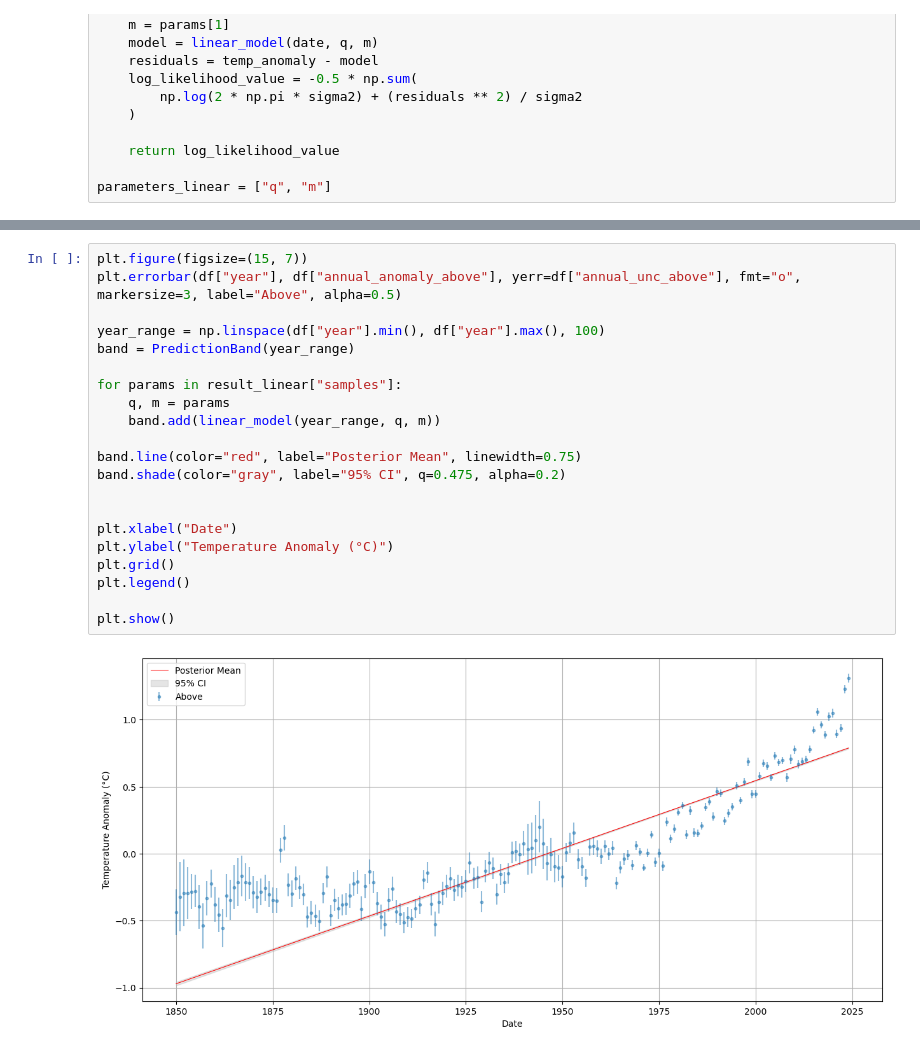
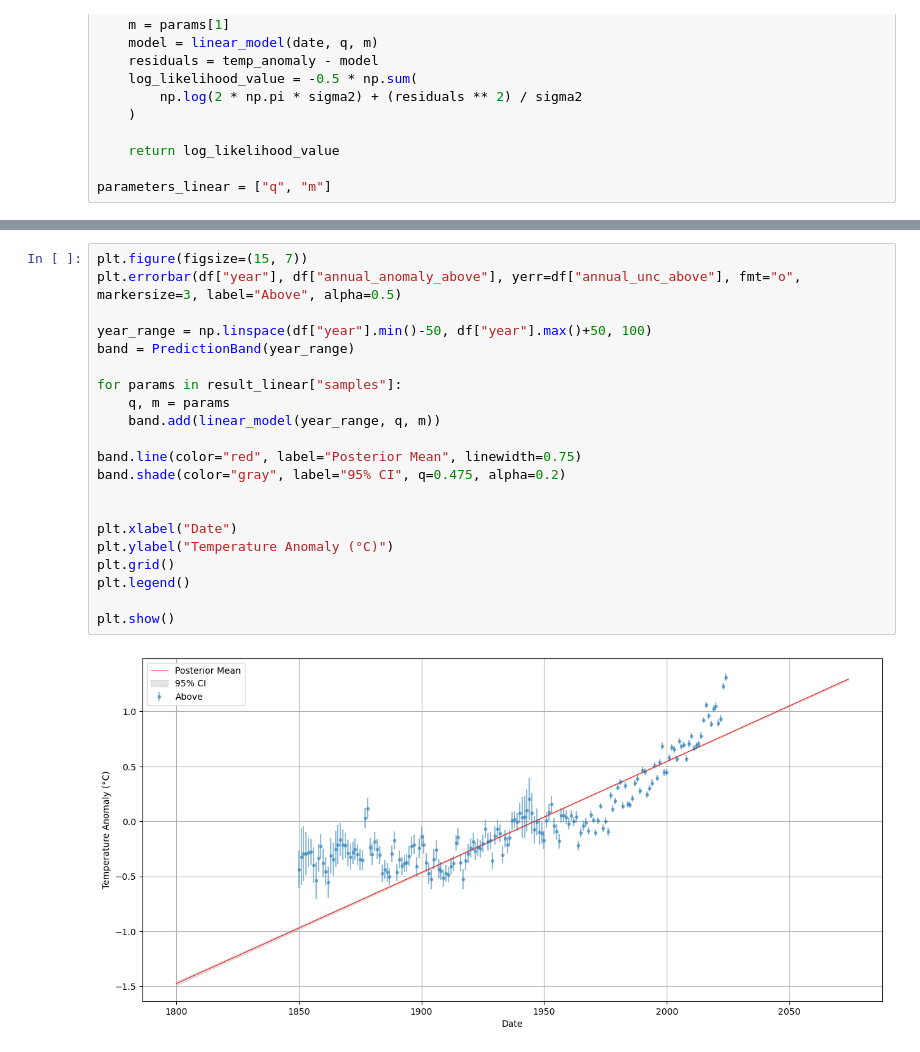
Before and after one commit to stevelonny/global-warming, a Jupyter notebook: exp-02.ipynb, the cells around one changed output, grey strips where cells are left out. Cells and saved outputs as stored; diff of their text form.

```diff
--- a/exp-02.ipynb
+++ b/exp-02.ipynb
@@ -261,26 +263,26 @@ print(result_linear["samples"])
 # %%
 plt.figure(figsize=(15, 7))
 plt.errorbar(df["year"], df["annual_anomaly_above"], yerr=df["annual_unc_above"], fmt="o", markersize=3, label="Above", alpha=0.5)
 
-year_range = np.linspace(df["year"].min(), df["year"].max(), 100)
+year_range = np.linspace(df["year"].min()-50, df["year"].max()+50, 100)
 band = PredictionBand(year_range)
 
 for params in result_linear["samples"]:
     q, m = params
     band.add(linear_model(year_range, q, m))
 
 band.line(color="red", label="Posterior Mean", linewidth=0.75)
 band.shade(color="gray", label="95% CI", q=0.475, alpha=0.2)
 
 
 plt.xlabel("Date")
 plt.ylabel("Temperature Anomaly (°C)")
 plt.grid()
 plt.legend()
 
 plt.show()
 # %% [output]
-[figure, old version]
+[figure, new version]
 # %%
 def exponential_model(x, q, a, m):
     # Rescale time to avoid overflow in exp for calendar-year inputs.
```
Also changed, not shown: parts of 20 cells of this notebook.
